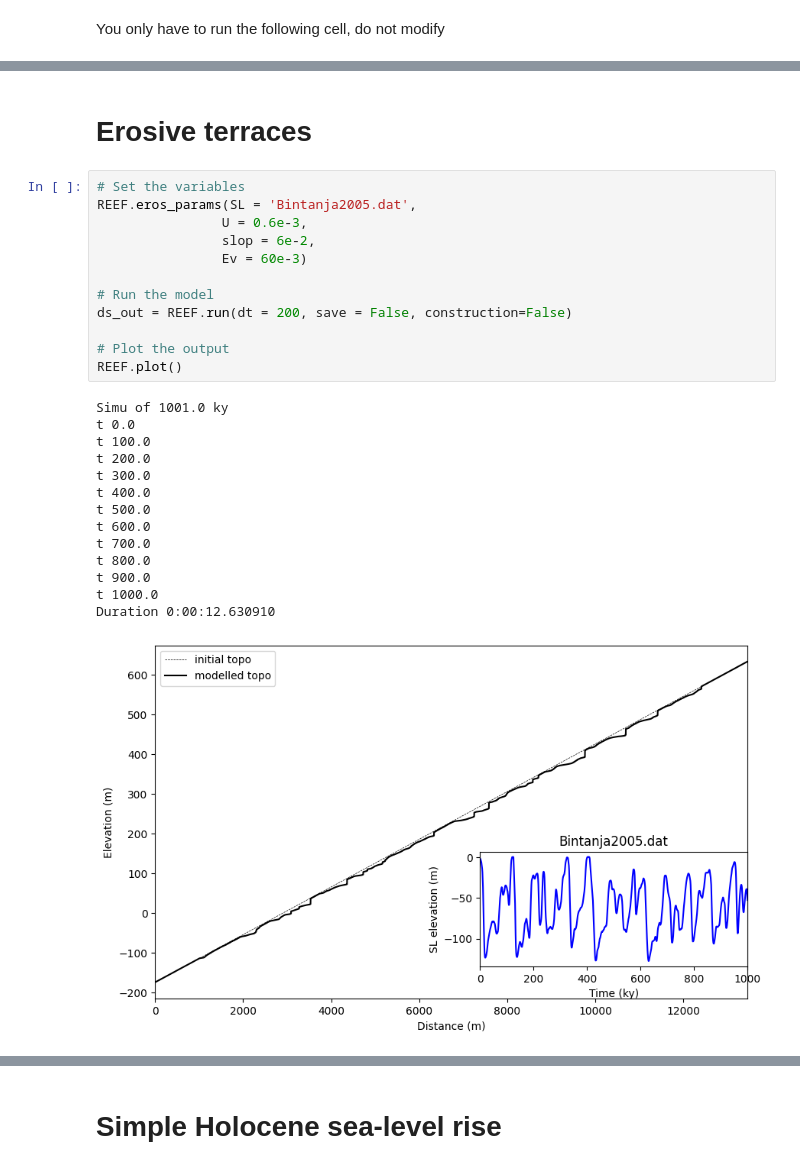
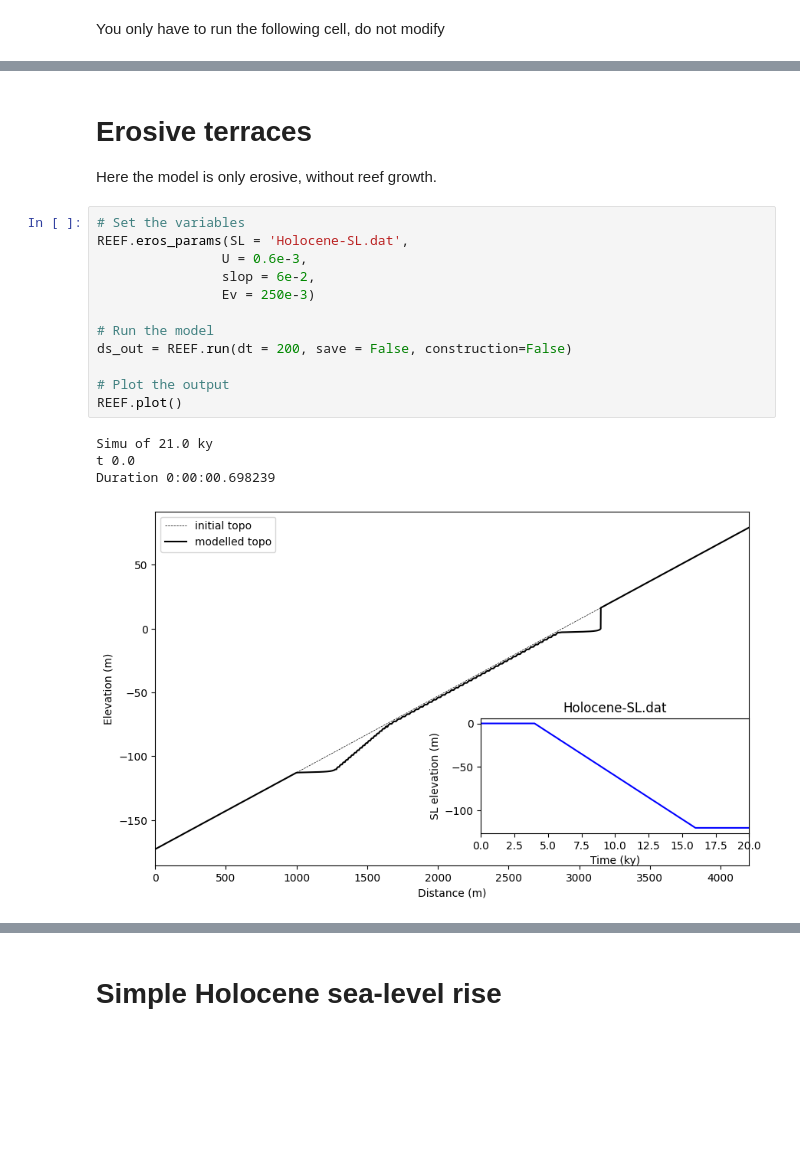
Before and after one commit to YBoucharat/TP_Coral_2024, a Jupyter notebook: REEF/Run_REEF.ipynb, the cells around one changed output, grey strips where cells are left out. Saved outputs shown, nothing was run; the diff lists cells and outputs as text; blank space fills up the shorter version.

```diff
--- a/REEF/Run_REEF.ipynb
+++ b/REEF/Run_REEF.ipynb
@@ -229,29 +246,21 @@ REEF = REEF()
 # %% [markdown]
 # Erosive terraces
+
+Here the model is only erosive, without reef growth.
 # %%
 # Set the variables
-REEF.eros_params(SL = 'Bintanja2005.dat',
+REEF.eros_params(SL = 'Holocene-SL.dat',
                 U = 0.6e-3,
                 slop = 6e-2,
-                Ev = 60e-3)
+                Ev = 250e-3)
 
 # Run the model
 ds_out = REEF.run(dt = 200, save = False, construction=False)
 
 # Plot the output
 REEF.plot()
 # %% [output]
-Simu of 1001.0 ky
+Simu of 21.0 ky
 t 0.0
-t 100.0
-t 200.0
-t 300.0
-t 400.0
-t 500.0
-t 600.0
-t 700.0
-t 800.0
-t 900.0
-t 1000.0
-Duration 0:00:12.630910
+Duration 0:00:00.698239
-[figure, old version]
+[figure, new version]
```
Also changed, not shown: parts of 12 cells of this notebook.
